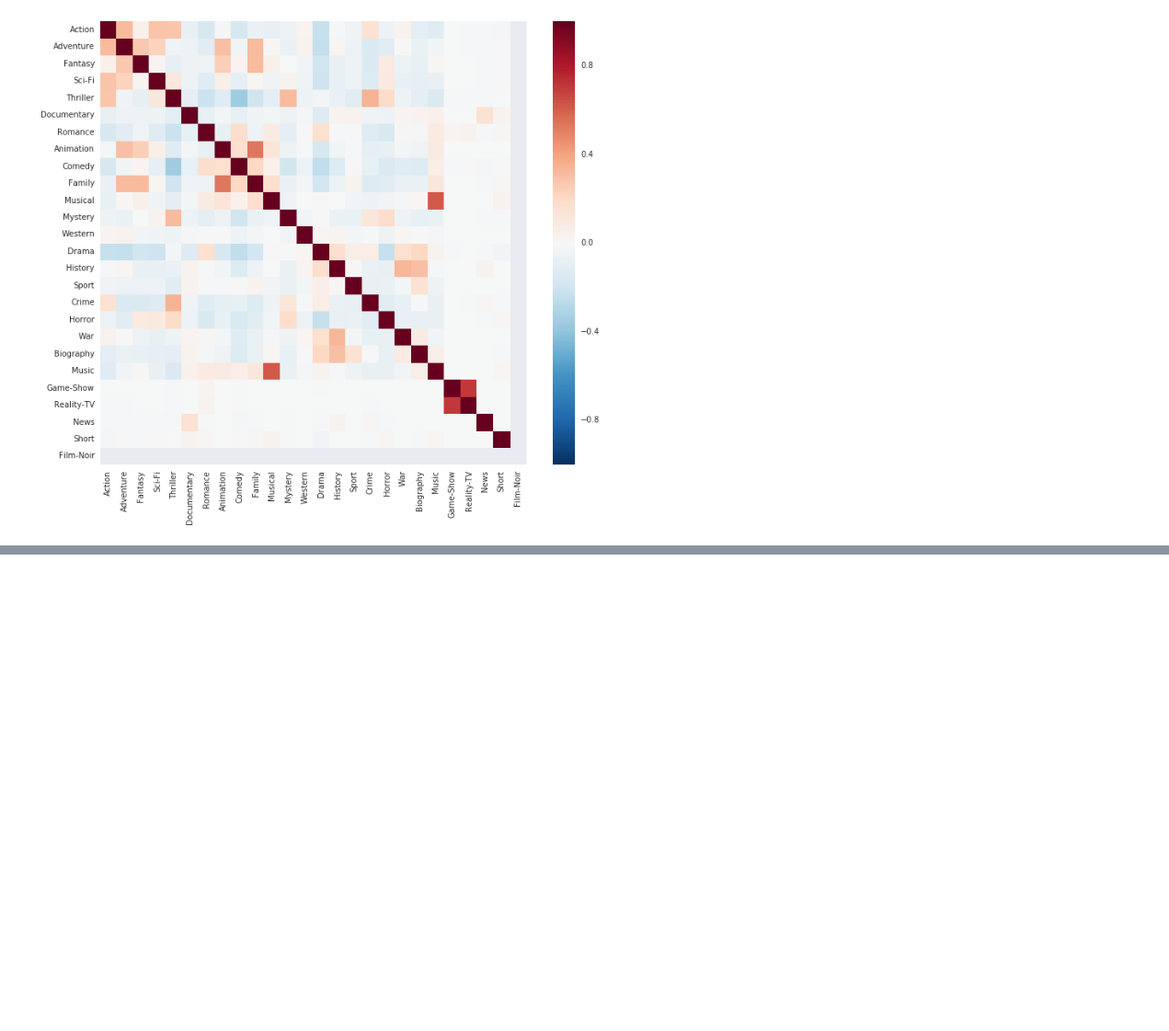
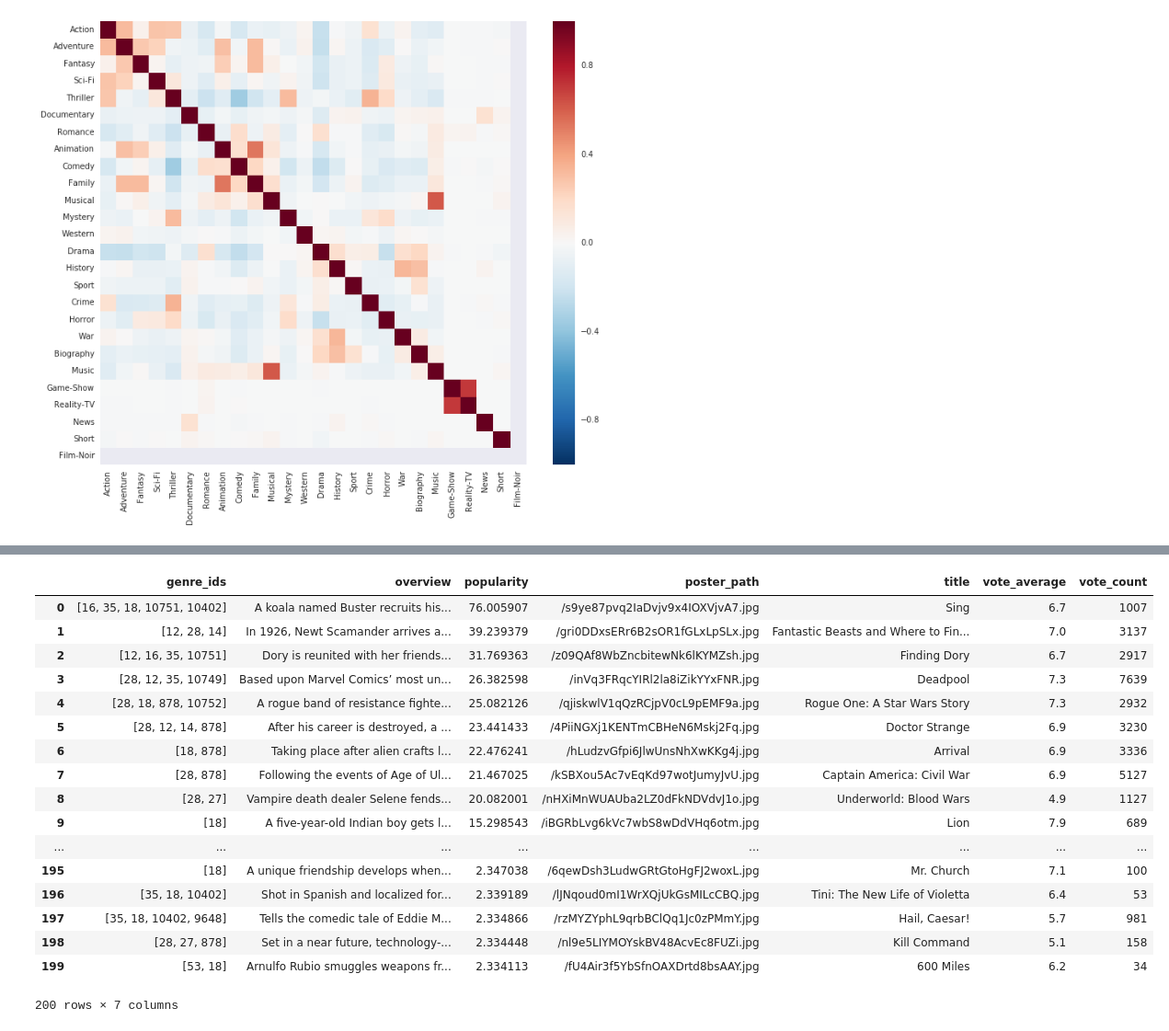
Before and after one commit to xinche/CS109bFinalProject, a Jupyter notebook: FinalProject.ipynb, the cells around one changed output, grey strips where cells are left out. Shown: that part at 92% size. Saved outputs shown, nothing was run; the diff lists cells and outputs as text; code cells hidden in the pictures; blank space fills up the shorter version.

```diff
--- a/FinalProject.ipynb
+++ b/FinalProject.ipynb
@@ -345,3 +345,31 @@ sns.heatmap(corr,
 plt.show()
 # %% [output]
 [figure]
+# %%
+# part 3 by jason
+
+# part 3 - top 10 most popular movies of 2016 from TMDb and their genre
+
+# get genre list
+genre_list = urllib.urlopen("https://api.themoviedb.org/3/genre/movie/list?api_key=2dc6c9f1d17bd39dcbaef83321e1b5a3&language=en-US")
+
+genre_list_json = json.loads(genre_list.read())
+
+genre_lst = {}
+for i in genre_list_json['genres']:
+    genre_lst[i['id']] = str(i['name'])
+
+# top most popular movies of 2016
+top_2016_1 = urllib.urlopen("https://api.themoviedb.org/3/discover/movie?api_key=2dc6c9f1d17bd39dcbaef83321e1b5a3&sort_by=popularity.desc&include_adult=false&include_video=false&page=1&primary_release_year=2016")
+top_2016_1_json = json.loads(top_2016_1.read())
+
+for i in top_2016_1_json['results']:
+    print i['title'], [genre_lst[j] for j in i['genre_ids']]
+
+# it seems that the API only allows 20 results per page, and for more we would have to do another query
+
+
+
+
+# it seems that we usually have more than 1 genres per movie
+# multi-label classification will be needed
@@ -347,0 +448,35 @@ plt.show()
+# %%
+# now we want to convert the file into pandas dataframe so we can better process it
+genre_ids, overview, popularity, poster_path, title, vote_average, vote_count = [], [], [], [], [], [], []
+
+for movie in top_2016_json:
+    genre_ids.append(movie["genre_ids"])
+    overview.append(movie["overview"])
+    popularity.append(movie["popularity"])
+    poster_path.append(movie["poster_path"])
+    title.append(movie["title"])
+    vote_average.append(movie["vote_average"])
+    vote_count.append(movie["vote_count"])
+
+data = {'title': title, 'overview': overview, 'popularity': popularity, 'popularity': popularity, 'poster_path': poster_path, 'vote_average': vote_average,  'vote_count': vote_count, 'genre_ids': genre_ids,}
+top_2016_df = pd.DataFrame(data = data)
+top_2016_df
+# %% [output]
+|  | genre_ids | overview | popularity | poster_path | title | vote_average | vote_count |
+| 0 | [16, 35, 18, 10751, 10402] | A koala named Buster recruits his... | 76.005907 | /s9ye87pvq2IaDvjv9x4IOXVjvA7.jpg | Sing | 6.7 | 1007 |
+| 1 | [12, 28, 14] | In 1926, Newt Scamander arrives a... | 39.239379 | /gri0DDxsERr6B2sOR1fGLxLpSLx.jpg | Fantastic Beasts and Where to Fin... | 7.0 | 3137 |
+| 2 | [12, 16, 35, 10751] | Dory is reunited with her friends... | 31.769363 | /z09QAf8WbZncbitewNk6lKYMZsh.jpg | Finding Dory | 6.7 | 2917 |
+| 3 | [28, 12, 35, 10749] | Based upon Marvel Comics’ most un... | 26.382598 | /inVq3FRqcYIRl2la8iZikYYxFNR.jpg | Deadpool | 7.3 | 7639 |
+| 4 | [28, 18, 878, 10752] | A rogue band of resistance fighte... | 25.082126 | /qjiskwlV1qQzRCjpV0cL9pEMF9a.jpg | Rogue One: A Star Wars Story | 7.3 | 2932 |
+| 5 | [28, 12, 14, 878] | After his career is destroyed, a ... | 23.441433 | /4PiiNGXj1KENTmCBHeN6Mskj2Fq.jpg | Doctor Strange | 6.9 | 3230 |
+| 6 | [18, 878] | Taking place after alien crafts l... | 22.476241 | /hLudzvGfpi6JlwUnsNhXwKKg4j.jpg | Arrival | 6.9 | 3336 |
+| 7 | [28, 878] | Following the events of Age of Ul... | 21.467025 | /kSBXou5Ac7vEqKd97wotJumyJvU.jpg | Captain America: Civil War | 6.9 | 5127 |
+| 8 | [28, 27] | Vampire death dealer Selene fends... | 20.082001 | /nHXiMnWUAUba2LZ0dFkNDVdvJ1o.jpg | Underworld: Blood Wars | 4.9 | 1127 |
+| 9 | [18] | A five-year-old Indian boy gets l... | 15.298543 | /iBGRbLvg6kVc7wbS8wDdVHq6otm.jpg | Lion | 7.9 | 689 |
+| ... | ... | ... | ... | ... | ... | ... | ... |
+| 195 | [18] | A unique friendship develops when... | 2.347038 | /6qewDsh3LudwGRtGtoHgFJ2woxL.jpg | Mr. Church | 7.1 | 100 |
+| 196 | [35, 18, 10402] | Shot in Spanish and localized for... | 2.339189 | /lJNqoud0mI1WrXQjUkGsMILcCBQ.jpg | Tini: The New Life of Violetta | 6.4 | 53 |
+| 197 | [35, 18, 10402, 9648] | Tells the comedic tale of Eddie M... | 2.334866 | /rzMYZYphL9qrbBClQq1Jc0zPMmY.jpg | Hail, Caesar! | 5.7 | 981 |
+| 198 | [28, 27, 878] | Set in a near future, technology-... | 2.334448 | /nl9e5LIYMOYskBV48AcvEc8FUZi.jpg | Kill Command | 5.1 | 158 |
+| 199 | [53, 18] | Arnulfo Rubio smuggles weapons fr... | 2.334113 | /fU4Air3f5YbSfnOAXDrtd8bsAAY.jpg | 600 Miles | 6.2 | 34 |
+200 rows × 7 columns
```
Also changed, not shown: parts of 5 cells of this notebook.
